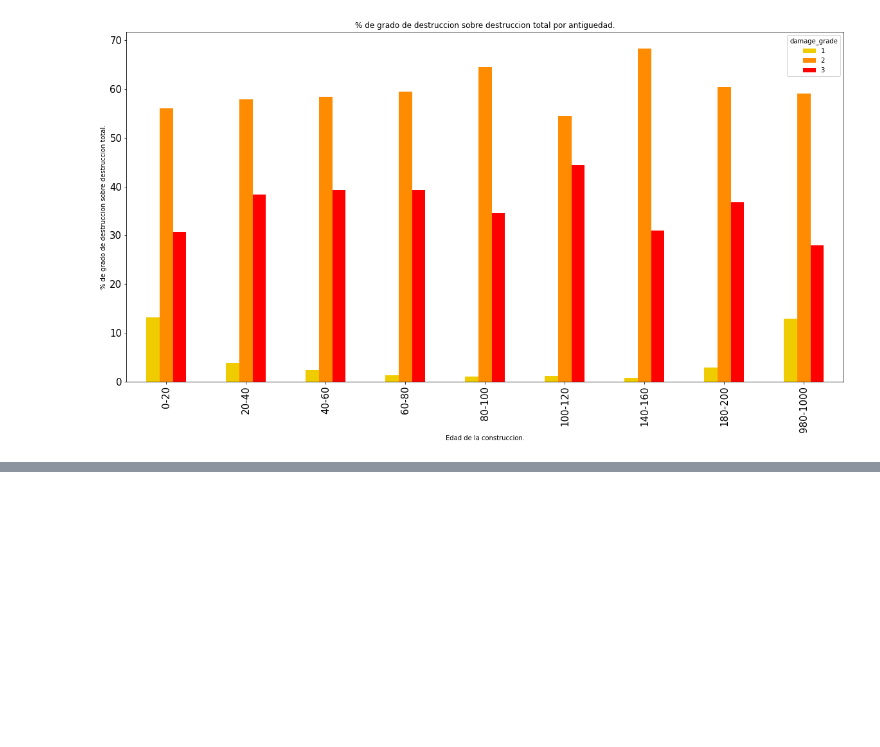
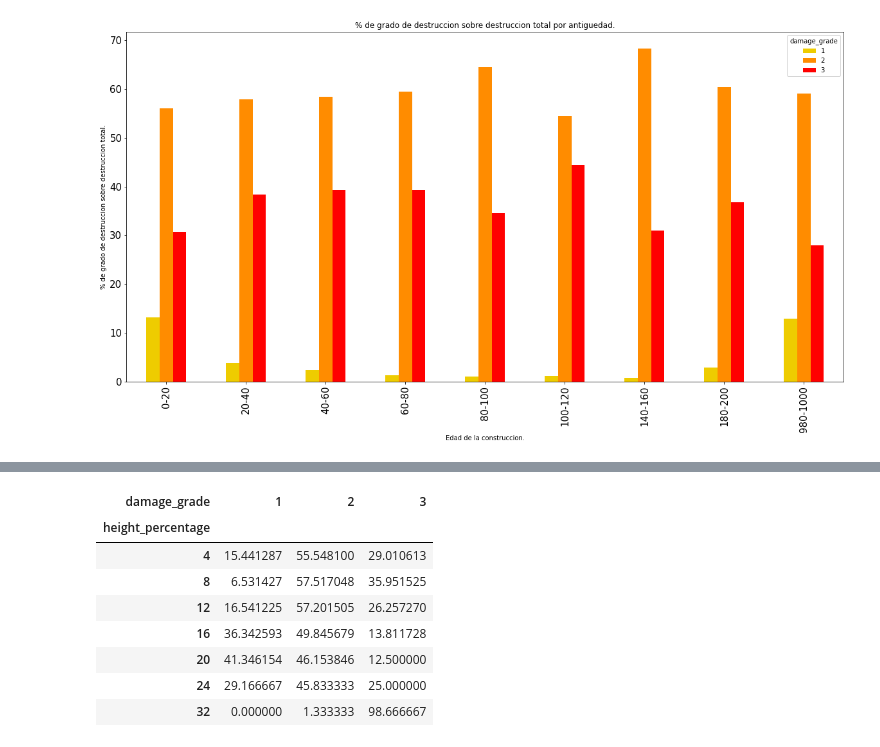
Before and after one commit to joaquinfontela/OrganizacionDeDatos-TP1, a Jupyter notebook: src/Continuous.ipynb, the cells around one changed output, grey strips where cells are left out. Cells and saved outputs as stored; diff of their text form; code cells hidden in the pictures; blank space fills up the shorter version.

```diff
--- a/src/Continuous.ipynb
+++ b/src/Continuous.ipynb
@@ -229,0 +249,20 @@ ages_damage_pivot.plot(kind = "bar",\
+# %%
+height_damage["amount_for_damage_and_height"] = height_damage.groupby(["height_percentage", "damage_grade"])["height_percentage"].transform("count")
+height_damage_pivot = height_damage.pivot_table(index="height_percentage", columns="damage_grade", values="amount_for_damage_and_height").fillna(0)
+heights_list = height_damage_pivot.index.to_list()
+for age in heights_list:
+    values = []
+    for i in [1, 2, 3]:
+        values.append(height_damage_pivot.loc[age, i] / (height_damage_pivot.loc[age, 1] + height_damage_pivot.loc[age, 2] + height_damage_pivot.loc[age, 3]) * 100)
+    height_damage_pivot.loc[age] = values
+height_damage_pivot
+# %% [output]
+| damage_grade | 1 | 2 | 3 |
+| height_percentage |  |  |  |
+| 4 | 15.441287 | 55.548100 | 29.010613 |
+| 8 | 6.531427 | 57.517048 | 35.951525 |
+| 12 | 16.541225 | 57.201505 | 26.257270 |
+| 16 | 36.342593 | 49.845679 | 13.811728 |
+| 20 | 41.346154 | 46.153846 | 12.500000 |
+| 24 | 29.166667 | 45.833333 | 25.000000 |
+| 32 | 0.000000 | 1.333333 | 98.666667 |
```
Also changed, not shown: parts of 3 cells of this notebook.
